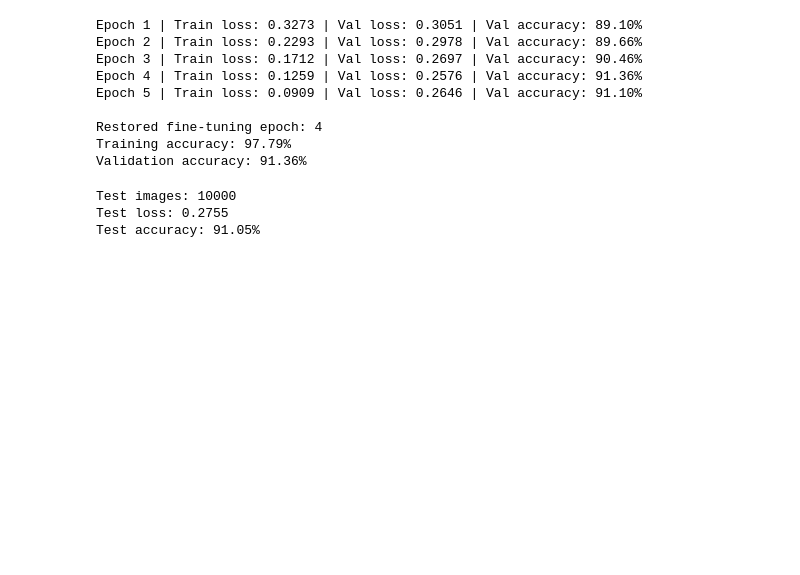
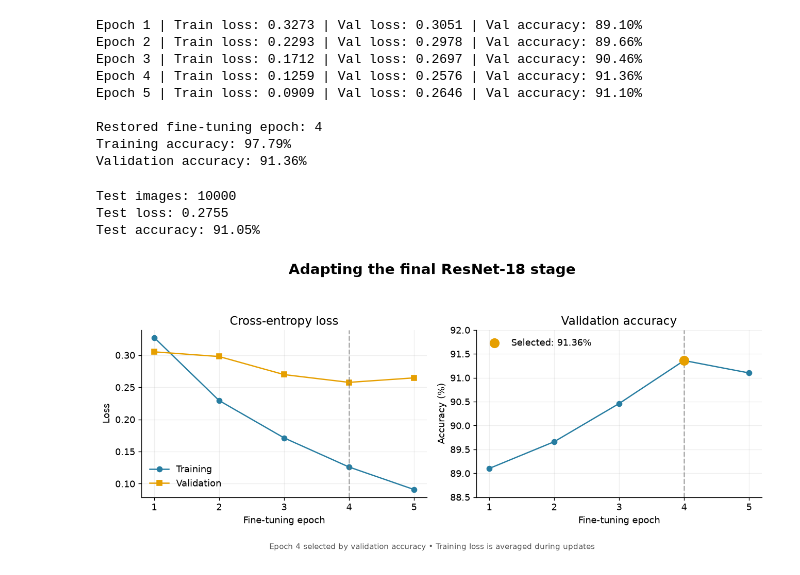
Before and after one commit to devanshmayatra/deep-learning-lab, a Jupyter notebook: DeepVisionLab/transfer_learning.ipynb, the cells around one changed output. Drawn from its saved outputs; the diff is of its cells as text; code cells hidden in the pictures; blank space fills up the shorter version.

Commit message:
added results and plots

```diff
--- a/DeepVisionLab/transfer_learning.ipynb
+++ b/DeepVisionLab/transfer_learning.ipynb
@@ -282,3 +332,88 @@ print(f"Test accuracy: {test_metrics['accuracy']:.2f}%")
 Test images: 10000
 Test loss: 0.2755
 Test accuracy: 91.05%
+# %%
+finetune_history = {
+    "epoch": [1, 2, 3, 4, 5],
+    "train_loss": [0.3273, 0.2293, 0.1712, 0.1259, 0.0909],
+    "val_loss": [0.3051, 0.2978, 0.2697, 0.2576, 0.2646],
+    "val_accuracy": [89.10, 89.66, 90.46, 91.36, 91.10],
+    "selected_epoch": 4,
+    "source": "Recorded notebook output, rounded to displayed precision",
+}
+
+save_results("resnet18_finetuning_history", finetune_history)
+
+epochs = finetune_history["epoch"]
+selected_epoch = finetune_history["selected_epoch"]
+selected_index = epochs.index(selected_epoch)
+
+fig, axes = plt.subplots(figsize=(11, 4.8), ncols=2)
+
+axes[0].plot(
+    epochs,
+    finetune_history["train_loss"],
+    marker="o",
+    color="#277DA1",
+    label="Training",
+)
+axes[0].plot(
+    epochs,
+    finetune_history["val_loss"],
+    marker="s",
+    color="#E69F00",
+    label="Validation",
+)
+axes[0].set_title("Cross-entropy loss")
+axes[0].set_ylabel("Loss")
+axes[0].legend(frameon=False)
+
+axes[1].plot(
+    epochs,
+    finetune_history["val_accuracy"],
+    marker="o",
+    color="#277DA1",
+)
+axes[1].scatter(
+    [selected_epoch],
+    [finetune_history["val_accuracy"][selected_index]],
+    color="#E69F00",
+    s=110,
+    zorder=3,
+    label="Selected: 91.36%",
+)
+axes[1].set_title("Validation accuracy")
+axes[1].set_ylabel("Accuracy (%)")
+axes[1].set_ylim(88.5, 92)
+axes[1].legend(frameon=False)
+
+for ax in axes:
+    ax.axvline(
+        selected_epoch,
+        color="#777777",
+        linestyle="--",
+        alpha=0.6,
+    )
+    ax.set_xlabel("Fine-tuning epoch")
+    ax.set_xticks(epochs)
+    ax.grid(alpha=0.2)
+
+fig.suptitle(
+    "Adapting the final ResNet-18 stage",
+    fontsize=17,
+    fontweight="bold",
+)
+fig.text(
+    0.5, 0.015,
+    "Epoch 4 selected by validation accuracy • "
+    "Training loss is averaged during updates",
+    ha="center",
+    fontsize=9,
+    color="#555555",
+)
+
+fig.tight_layout(rect=[0, 0.06, 1, 0.92])
+save_figure(fig, "resnet18_finetuning_curves")
+plt.show()
+# %% [output]
+[figure, added]
```
Also changed, not shown: parts of 3 cells of this notebook, 10 other files.
